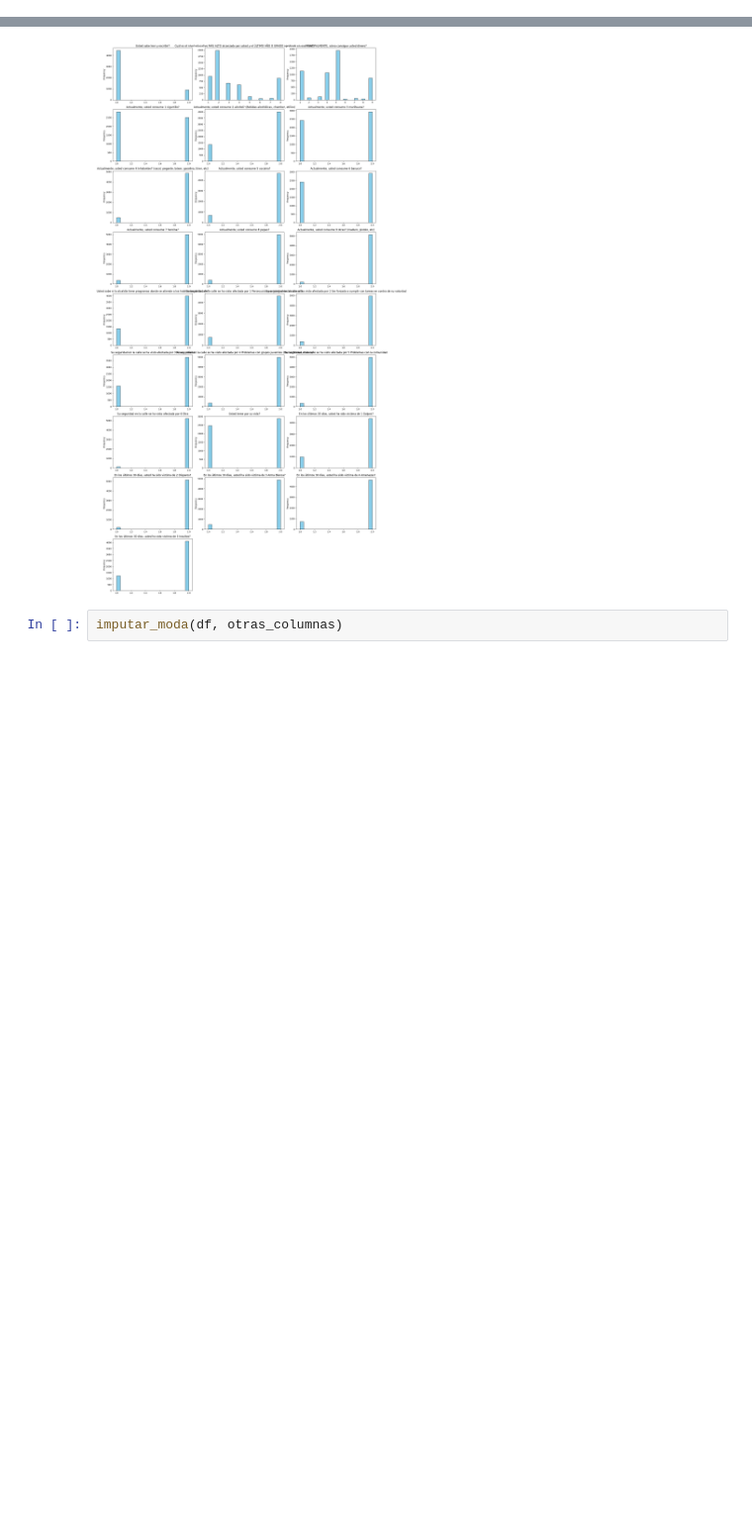
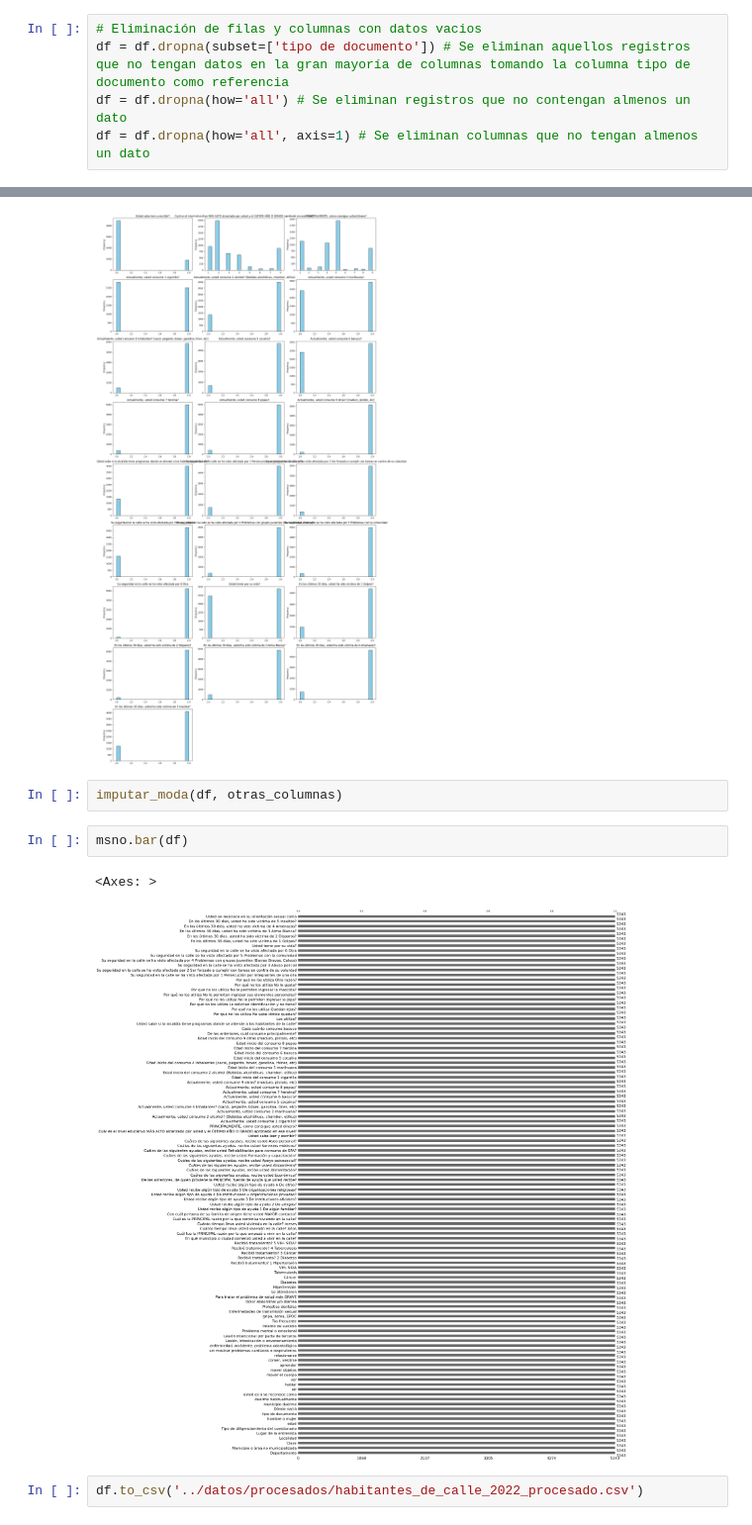
Before and after one commit to alexanderarm10/Clustering, a Jupyter notebook: habitantes_de_calle/notebooks/tratamiento_datos.ipynb, the cells around one changed output, grey strips where cells are left out. Shown at 99% size. Saved outputs shown, nothing was run; the diff lists cells and outputs as text; blank space fills up the shorter version.

```diff
--- a/habitantes_de_calle/notebooks/tratamiento_datos.ipynb
+++ b/habitantes_de_calle/notebooks/tratamiento_datos.ipynb
@@ -33,5 +35,10 @@ msno.bar(df)
 # %% [markdown]
 #### Tratamiento de columnas con muchos nulos y con posible respuesta 1 = verdadero o 2 = falso
+# %%
+# Eliminación de filas y columnas con datos vacios
+df = df.dropna(subset=['tipo de documento']) # Se eliminan aquellos registros que no tengan datos en la gran mayoría de columnas tomando la columna tipo de documento como referencia
+df = df.dropna(how='all') # Se eliminan registros que no contengan almenos un dato
+df = df.dropna(how='all', axis=1) # Se eliminan columnas que no tengan almenos un dato
 # %%
 # Definición de funciones
 
@@ -233,3 +230,10 @@ graficar_distri(df, otras_columnas)
 [figure]
 # %%
 imputar_moda(df, otras_columnas)
+# %%
+msno.bar(df)
+# %% [output]
+<Axes: >
+[figure, added]
+# %%
+df.to_csv('../datos/procesados/habitantes_de_calle_2022_procesado.csv')
```
Also changed, not shown: parts of 10 cells of this notebook, 1 other file.
